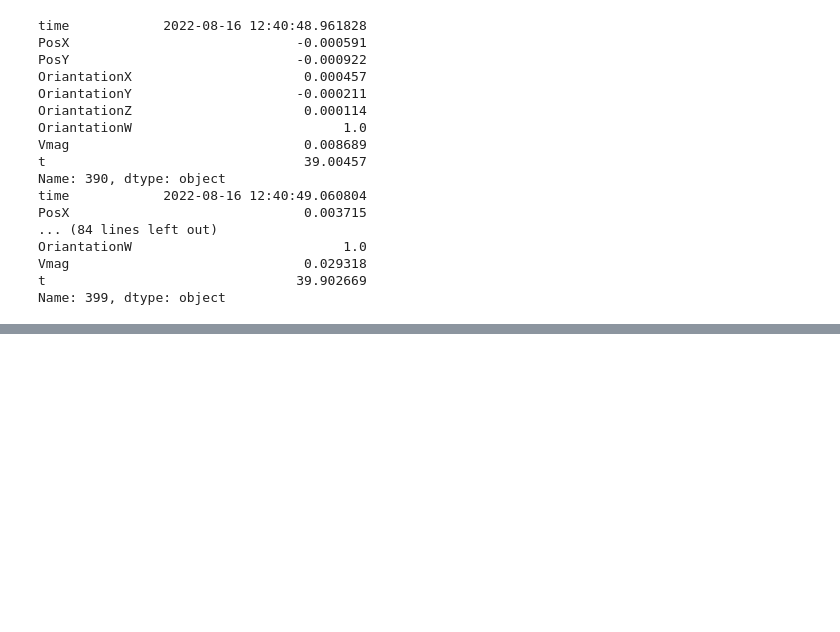
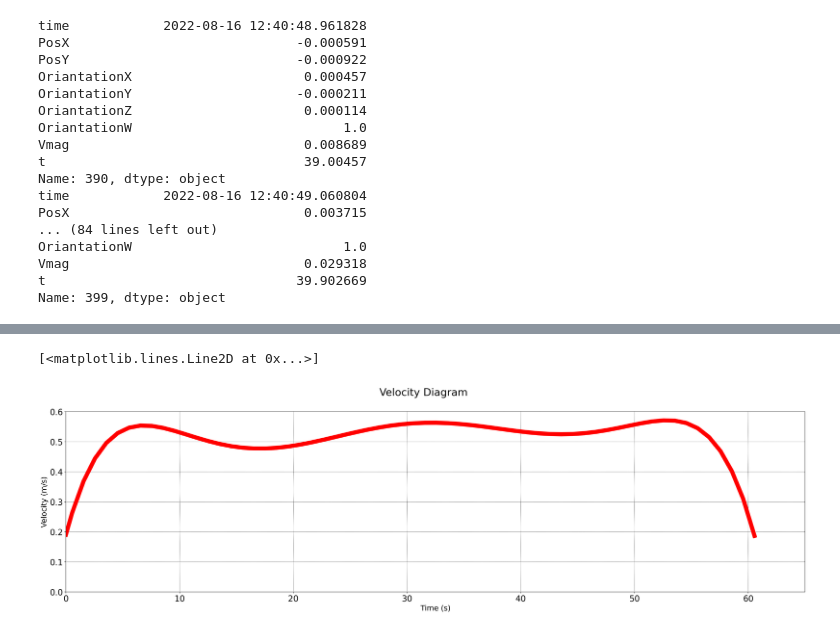
Before and after one commit to mfkiwl/IMU-Velcoity-Position, a Jupyter notebook: wayPointsGenration.ipynb, the cells around one changed output, grey strips where cells are left out. Saved outputs shown, nothing was run; the diff lists cells and outputs as text; code cells hidden in the pictures; blank space fills up the shorter version.

Commit message:
Way Points generation
The position in x and y co-ordinates were been plotted
The velocity profile was plotted after poly fit
The velocity profile is compatible with the car speed

```diff
--- a/wayPointsGenration.ipynb
+++ b/wayPointsGenration.ipynb
@@ -317,0 +322,29 @@ finaldf.head()
+# %%
+from turtle import color
+
+
+polyV = waypoints_df.V.to_numpy()
+# print(polyV)
+V_polyfit = []
+V_fcn = np.poly1d(np.polyfit(t_wp , polyV,6))
+for i in t_wp:
+    V_polyfit.append(V_fcn(i))
+# print(V_fcn(t_wp[0]))
+# print(V_polyfit)
+
+plt.figure(dpi=150, figsize=(32,8))
+plt.suptitle('Velocity Diagram', fontsize=25)
+plt.grid(color = 'k', linestyle = ':', linewidth = 0.9)
+plt.xlim(0,65)
+plt.ylim(0,0.6)
+plt.tick_params(axis='both', labelsize=20)
+
+plt.xlabel('Time (s)',fontsize=18)
+plt.ylabel('Velocity (m/s)',fontsize=18)
+
+# plt.xticks([40, 45, 50, 55, 60, 65, 70, 75, 80, 85, 90, 95, 100])
+# plt.plot(t_wp, waypoints_df.V_avg)
+plt.plot(t_wp, V_polyfit, color ='r',linewidth=10)
+# %% [output]
+[<matplotlib.lines.Line2D at 0x...>]
+[figure, added]
```
Also changed, not shown: parts of 10 cells of this notebook.
